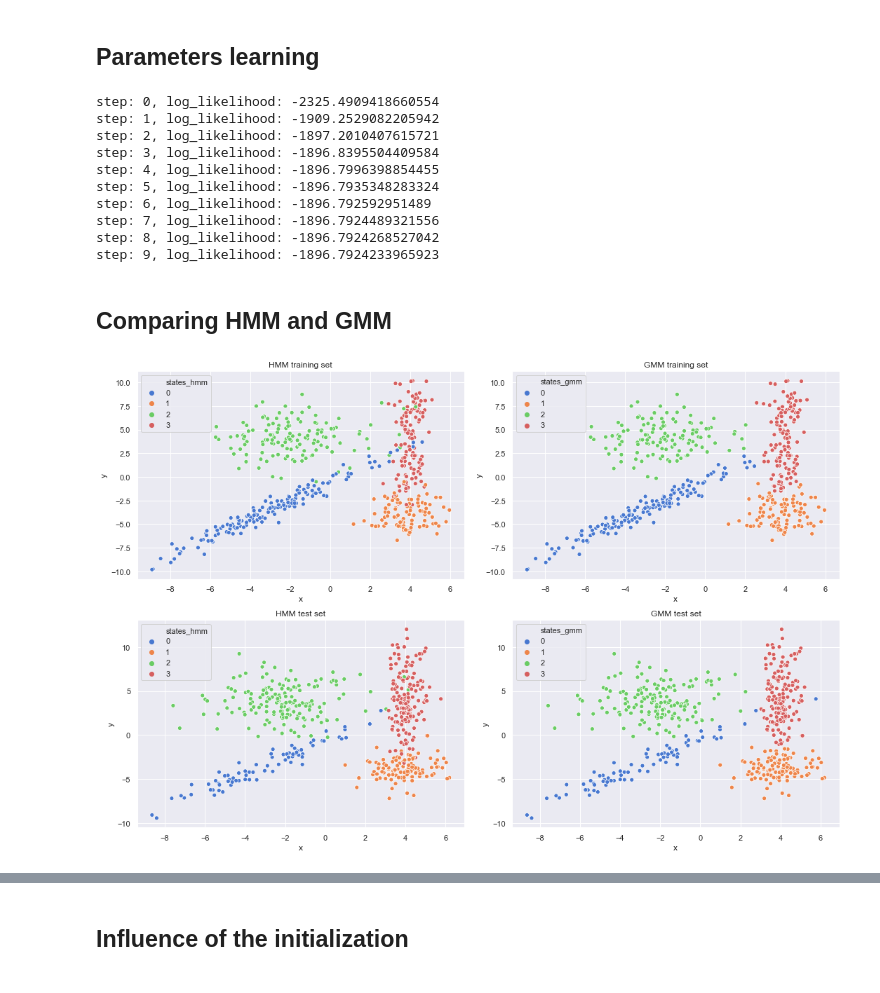
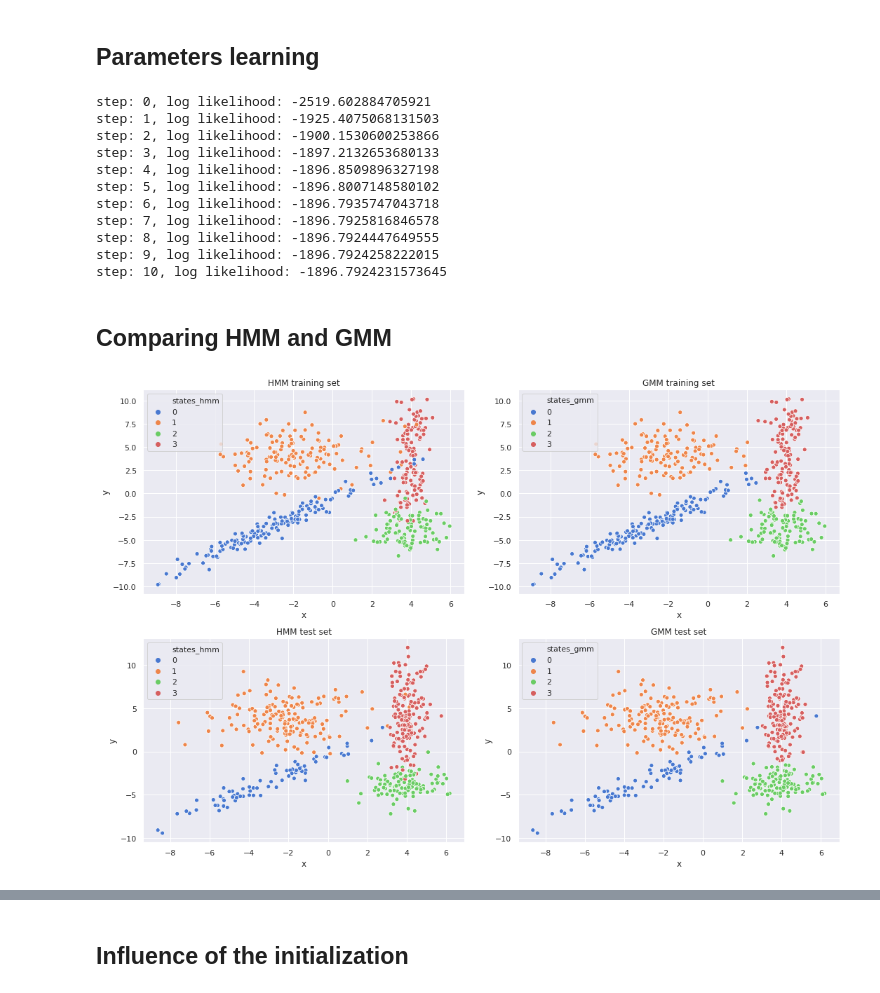
Before and after one commit to LeoAlberge/mva_probabilistic_graphic_models, a Jupyter notebook: homework3/homework3.ipynb, the cells around one changed output, grey strips where cells are left out. Cells and saved outputs as stored; diff of their text form; code cells hidden in the pictures.

```diff
--- a/homework3/homework3.ipynb
+++ b/homework3/homework3.ipynb
@@ -18,3 +18,9 @@ data_test = pd.read_csv('EMGaussian.test', sep=' ', header=None)
 data_test.columns=['x', 'y']
 
 K = 4
+
+# import the results of the previous homework
+gaussian_mixture = GaussianMixture(data_train.values, K, 'general', display='none')
+gaussian_mixture.fit()
+
+means, covs = gaussian_mixture.mus.T, gaussian_mixture.sigmas
@@ -24,5 +27,3 @@ g.fit()
-# %%
-means, covs = g.mus.T, g.sigmas
 # %%
 def make_grid(data=None, xmin=-5, xmax=5, ymin=-5, ymax=5, step=20):
     """
@@ -80,8 +81,9 @@ def gaussian_log_pdf(x, mu, sigma):
 # %%
 class GaussianHMM:
     """
-    Class for a single sequence HMM with Gaussian emission
+    HMM class for gaussian emissions
     """
+
     def __init__(self, a, pi, mu, sigma, min_float=1e-50):
         assert(a.shape[0] == a.shape[1] == pi.shape[0] == mu.shape[0] == sigma.shape[0])
         self.num_states = a.shape[0]
@@ -141,8 +143,9 @@ class GaussianHMM:
 
     def learn_parameters(self, u, tol, max_iter, verbose=False):
         """
-        Expectation Maximization Algorithm for HMM
+        Expectation Maximization algorithm for HMM
         """
+
         num_obs = u.shape[0]
 
         former_log_likelihood = - np.inf
@@ -156,7 +159,8 @@ class GaussianHMM:
 
             log_likelihood = log_sum_exp(log_alpha[-1])
             if verbose:
-                print('step: {}, log_likelihood: {}'.format(step, log_likelihood))
+                print('step: {}, log likelihood: {}'.format(step, log_likelihood))
+
             # convergence check
             assert(former_log_likelihood <= log_likelihood)
             if abs(log_likelihood - former_log_likelihood) < tol:
@@ -187,8 +191,9 @@ class GaussianHMM:
 
     def decode(self, u):
         """
-        Viterbi method for decoding
+        Viterbi algorithm for decoding
         """
+
         num_obs = u.shape[0]
         log_v = np.zeros((num_obs, self.num_states))
         s = np.zeros(num_obs)
@@ -224,15 +230,16 @@ sigma = np.copy(covs)
 gaussian_hmm = GaussianHMM(a, pi, mu, sigma)
 gaussian_hmm.learn_parameters(data_train.values, tol=1e-5, max_iter=100, verbose=True)
 # %% [output]
-step: 0, log_likelihood: -2325.4909418660554
-step: 1, log_likelihood: -1909.2529082205942
-step: 2, log_likelihood: -1897.2010407615721
-step: 3, log_likelihood: -1896.8395504409584
-step: 4, log_likelihood: -1896.7996398854455
-step: 5, log_likelihood: -1896.7935348283324
-step: 6, log_likelihood: -1896.792592951489
-step: 7, log_likelihood: -1896.7924489321556
-step: 8, log_likelihood: -1896.7924268527042
-step: 9, log_likelihood: -1896.7924233965923
+step: 0, log likelihood: -2519.602884705921
+step: 1, log likelihood: -1925.4075068131503
+step: 2, log likelihood: -1900.1530600253866
+step: 3, log likelihood: -1897.2132653680133
+step: 4, log likelihood: -1896.8509896327198
+step: 5, log likelihood: -1896.8007148580102
+step: 6, log likelihood: -1896.7935747043718
+step: 7, log likelihood: -1896.7925816846578
+step: 8, log likelihood: -1896.7924447649555
+step: 9, log likelihood: -1896.7924258222015
+step: 10, log likelihood: -1896.7924231573645
 # %% [markdown]
 ## Comparing HMM and GMM
@@ -242,3 +246,10 @@ test_hidden_states = gaussian_hmm.decode(data_test.values).astype('int')
+# %%
+# computing the sequence of more likely states for HMM and GMM on both datasets
+hmm_train_states = gaussian_hmm.decode(data_train.values).astype('int')
+hmm_test_states = gaussian_hmm.decode(data_test.values).astype('int')
+
+gmm_train_states = gaussian_mixture.predict(data_train.values).astype('int')
+gmm_test_states = gaussian_mixture.predict(data_test.values).astype('int')
 # %%
 fig, axes = plt.subplots(2, 2, figsize=(15, 10))
 
@@ -249,38 +260,40 @@ ax4 = axes[1, 1]
 
 ax1.set_title('HMM training set')
 ax2.set_title('GMM training set')
 
 data_train_copy = data_train.copy()
 
-data_train_copy['states_hmm'] = pd.Series(training_hidden_states)
-data_train_copy['states_gmm'] = pd.Series(g.predict(data_train.values))
+data_train_copy['states_hmm'] = pd.Series(hmm_train_states)
+data_train_copy['states_gmm'] = pd.Series(gmm_train_states)
 
 sns.scatterplot(x="x", y="y", data=data_train_copy, hue='states_hmm',
                 palette=sns.color_palette("muted", K), ax=ax1)
 
 sns.scatterplot(x="x", y="y", data=data_train_copy, hue='states_gmm',
                 palette=sns.color_palette("muted", K), ax=ax2)
 
 ax3.set_title('HMM test set')
 ax4.set_title('GMM test set')
 
 data_test_copy = data_test.copy()
 
-data_test_copy['states_hmm'] = pd.Series(test_hidden_states)
-data_test_copy['states_gmm'] = pd.Series(g.predict(data_test.values))
+data_test_copy['states_hmm'] = pd.Series(hmm_test_states)
+data_test_copy['states_gmm'] = pd.Series(gmm_test_states)
 
 sns.scatterplot(x="x", y="y", data=data_test_copy, hue='states_hmm',
                 palette=sns.color_palette("muted", K), ax=ax3)
 
 sns.scatterplot(x="x", y="y", data=data_test_copy, hue='states_gmm',
                 palette=sns.color_palette("muted", K), ax=ax4)
 
 ax1.legend(loc='upper left')
-ax2.legend(loc='upper leat')
+ax2.legend(loc='upper left')
 ax3.legend(loc='upper left')
 ax4.legend(loc='upper left')
 
-fig.tight_layout();
+fig.tight_layout()
+
+plt.savefig('results.eps');
 # %% [output]
-[figure, old version]
+[figure, new version]
 # %%
```
Also changed, not shown: parts of 14 cells of this notebook, 2 other files.
